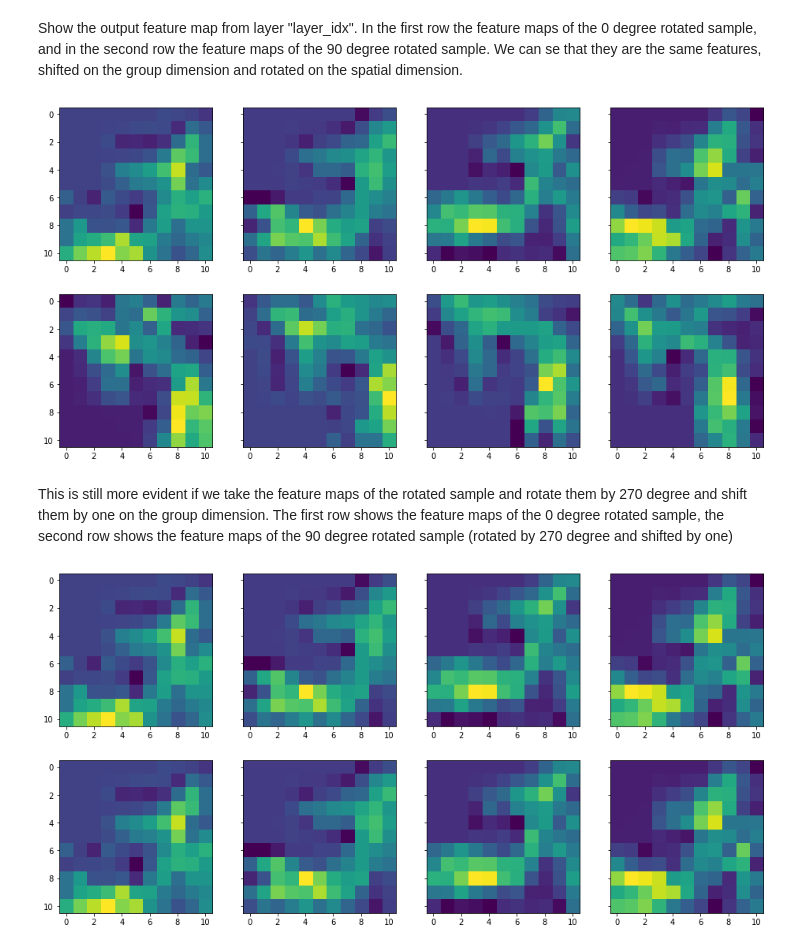
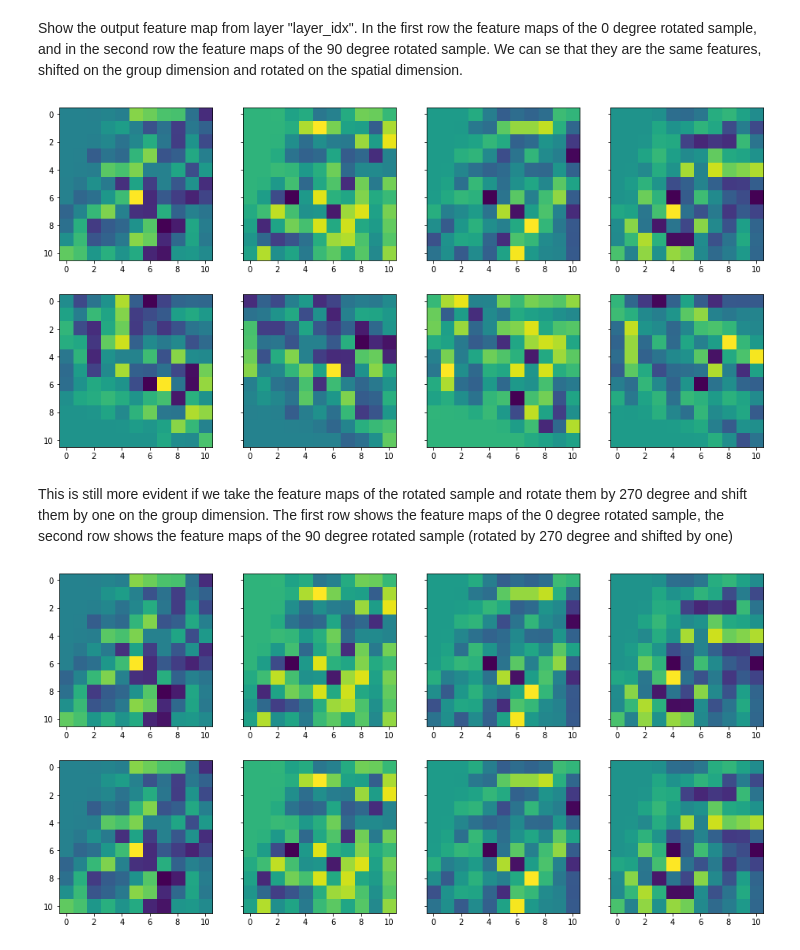
Before and after one commit to giorgiodema/Learning-Invariance-from-Equivariance, a Jupyter notebook: #EqSimpleCNN.ipynb, the cells around one changed output. Drawn from its saved outputs; the diff is of its cells as text; code cells hidden in the pictures.

```diff
--- a/#EqSimpleCNN.ipynb
+++ b/#EqSimpleCNN.ipynb
@@ -93,22 +95,22 @@ feature_maps_rot = [oc1_rot,or1_rot,op1_rot,oc2_rot,or2_rot,op2_rot,oc3_rot,or3_
 # %% [markdown]
 Show the output feature map from layer "layer_idx". In the first row the feature maps of the 0 degree rotated sample, and in the second row the feature maps of the 90 degree rotated sample. We can se that they are the same features, shifted on the group dimension and rotated on the spatial dimension.
 # %%
-layer_idx = 3 # 0 - 8
-filter_idx = 2
+layer_idx = 3       # [0,8]
+filter_idx = 0      # the range depends on the layer
 fig,ax = plt.subplots(2,4,sharey=True)
 fig.set_size_inches(16,8)
 for g in range(4):
     f = feature_maps[layer_idx][0,filter_idx,g,...]
     f_rot = feature_maps_rot[layer_idx][0,filter_idx,g,...]
     if len(f.shape)<2:
         ax[0,g].scatter(0,f.detach().numpy())
         ax[1,g].scatter(0,f_rot.detach().numpy())
     else:
         ax[0,g].imshow(f.detach().numpy())
         ax[1,g].imshow(f_rot.detach().numpy())
 plt.show()
 # %% [output]
-[figure, old version]
+[figure, new version]
 # %% [markdown]
 This is still more evident if we take the feature maps of the rotated sample and rotate them by 270 degree and shift them by one on the group dimension. The first row shows the feature maps of the 0 degree rotated sample, the second row shows the feature maps of the 90 degree rotated sample (rotated by 270 degree and shifted by one)
 # %%
@@ -127,4 +129,4 @@ for g in range(4):
         ax[1,g].imshow(f_rot.detach().numpy())
 plt.show()
 # %% [output]
-[figure, old version]
+[figure, new version]
```
Also changed, not shown: parts of 5 cells of this notebook, 2 other files.
